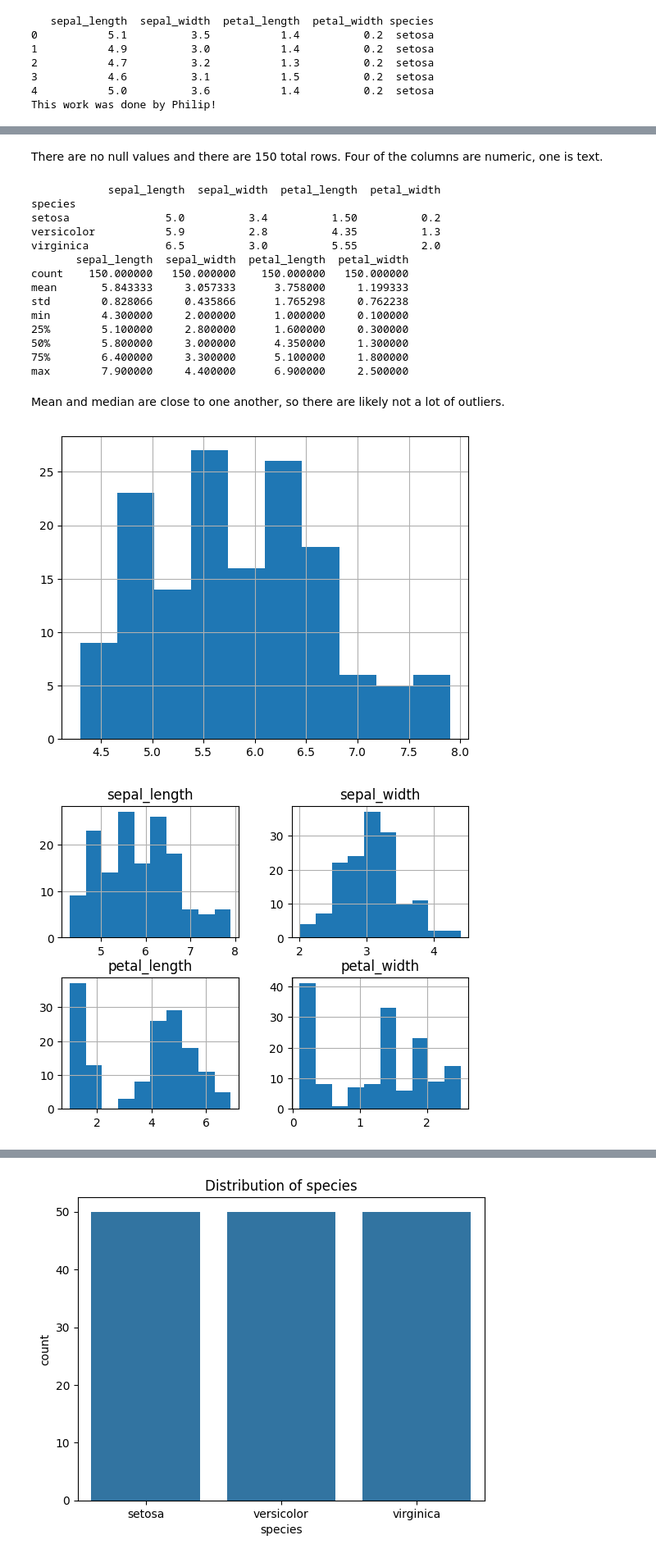
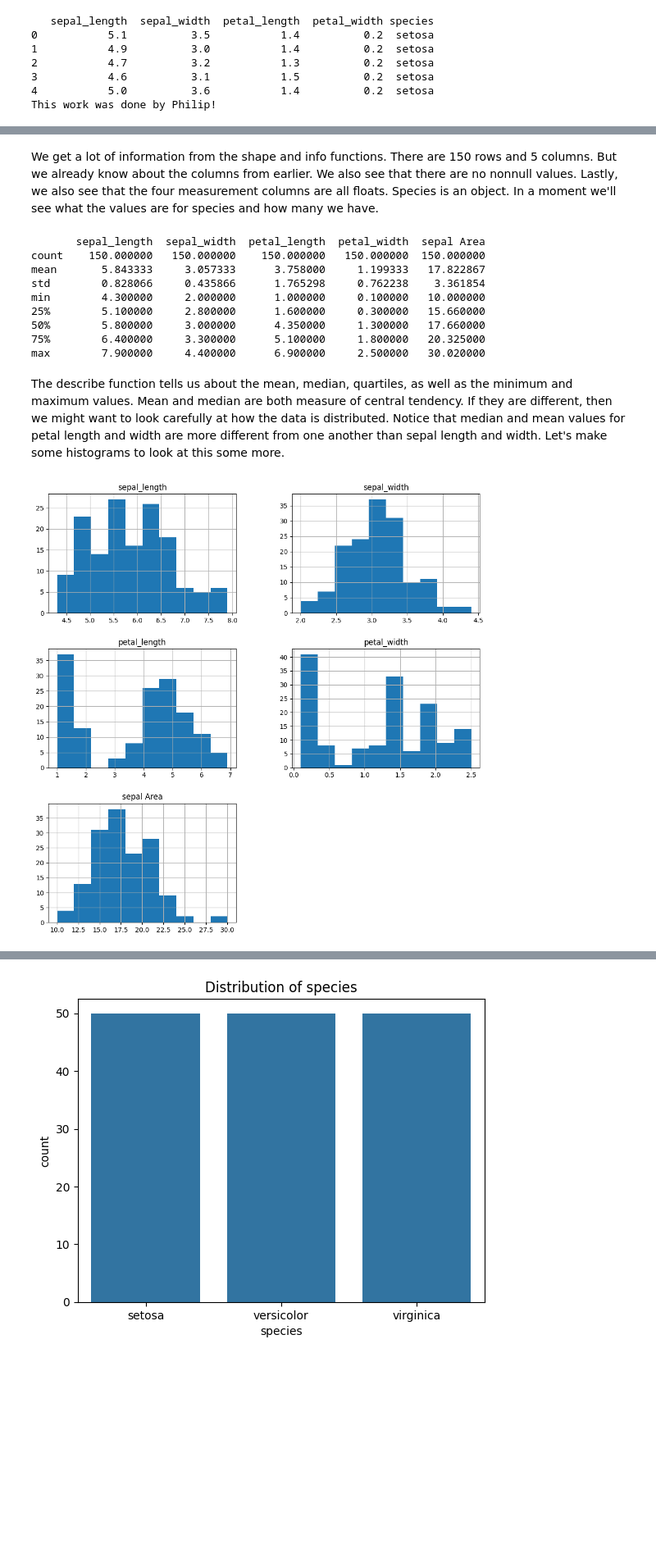
Before and after one commit to drpafowler/datafun-04-jupyter, a Jupyter notebook: philip_eda.ipynb, the cells around one changed output, grey strips where cells are left out. Shown at 82% size. Drawn from its saved outputs; the diff is of its cells as text; code cells hidden in the pictures; blank space fills up the shorter version.

```diff
--- a/philip_eda.ipynb
+++ b/philip_eda.ipynb
@@ -64,38 +66,35 @@ petal_length    0
 petal_width     0
 species         0
 dtype: int64
-# %% [markdown]
-There are no null values and there are 150 total rows.  Four of the columns are numeric, one is text.
+# %% [markdown]
+We get a lot of information from the shape and info functions.  There are 150 rows and 5 columns.  But we already know about the columns from earlier.  We also see that there are no nonnull values.  Lastly, we also see that the four measurement columns are all floats.  Species is an object.  In a moment we'll see what the values are for species and how many we have.
 # %%
+# Adding a new column
+df['sepal Area'] = df['sepal_length'] * df['sepal_width']
+
 # Initial data statistics
-print(df.groupby('species').median())
+# print(df.groupby('species').median()) #I decided that this wasn't necessary
 print(df.describe())
 # %% [output]
-            sepal_length  sepal_width  petal_length  petal_width
-species
-setosa               5.0          3.4          1.50          0.2
-versicolor           5.9          2.8          4.35          1.3
-virginica            6.5          3.0          5.55          2.0
-       sepal_length  sepal_width  petal_length  petal_width
-count    150.000000   150.000000    150.000000   150.000000
-mean       5.843333     3.057333      3.758000     1.199333
-std        0.828066     0.435866      1.765298     0.762238
-min        4.300000     2.000000      1.000000     0.100000
-25%        5.100000     2.800000      1.600000     0.300000
-50%        5.800000     3.000000      4.350000     1.300000
-75%        6.400000     3.300000      5.100000     1.800000
-max        7.900000     4.400000      6.900000     2.500000
+       sepal_length  sepal_width  petal_length  petal_width  sepal Area
+count    150.000000   150.000000    150.000000   150.000000  150.000000
+mean       5.843333     3.057333      3.758000     1.199333   17.822867
+std        0.828066     0.435866      1.765298     0.762238    3.361854
+min        4.300000     2.000000      1.000000     0.100000   10.000000
+25%        5.100000     2.800000      1.600000     0.300000   15.660000
+50%        5.800000     3.000000      4.350000     1.300000   17.660000
+75%        6.400000     3.300000      5.100000     1.800000   20.325000
+max        7.900000     4.400000      6.900000     2.500000   30.020000
-# %% [markdown]
-Mean and median are close to one another, so there are likely not a lot of outliers.
+# %% [markdown]
+The describe function tells us about the mean, median, quartiles, as well as the minimum and maximum values.  Mean and median are both measure of central tendency.  If they are different, then we might want to look carefully at how the data is distributed.  Notice that median and mean values for petal length and width are more different from one another than sepal length and width.  Let's make some histograms to look at this some more.
 # %%
 # Inspect histogram by numerical column
-df['sepal_length'].hist()
+#df['sepal_length'].hist()
 
 # Inspect histograms for all numerical columns
-df.hist()
+df.hist(figsize=(12, 12))
 
 # Show all plots
 plt.show()
 # %% [output]
-[figure, old version]
+[figure, new version]
-[figure, removed]
```
Also changed, not shown: parts of 16 cells of this notebook.
